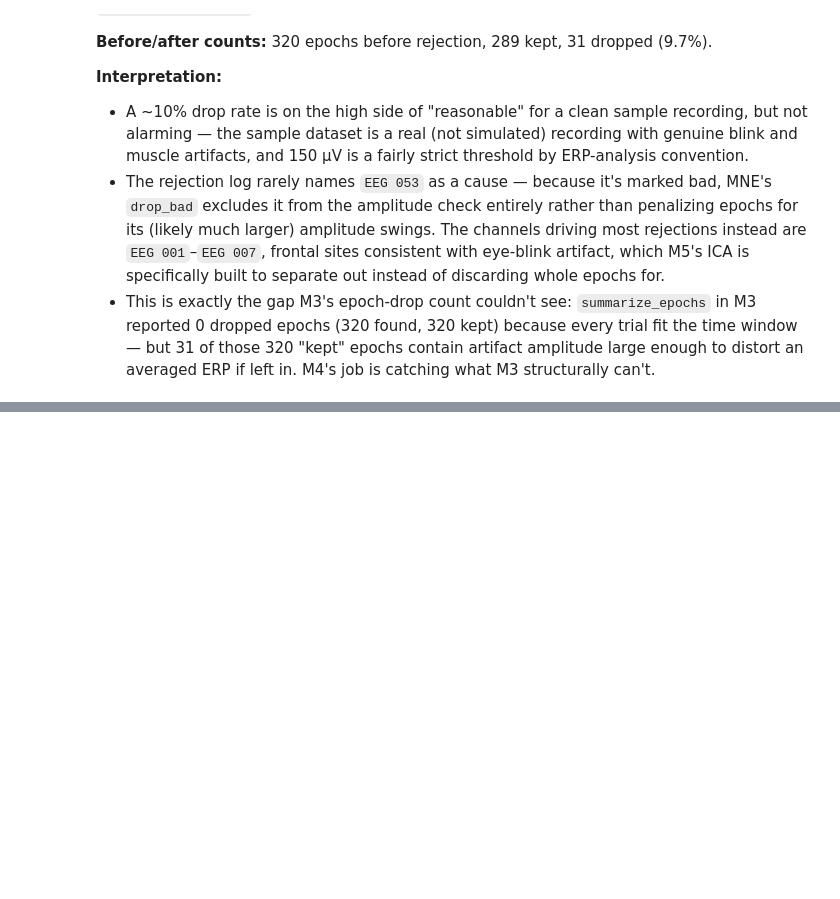
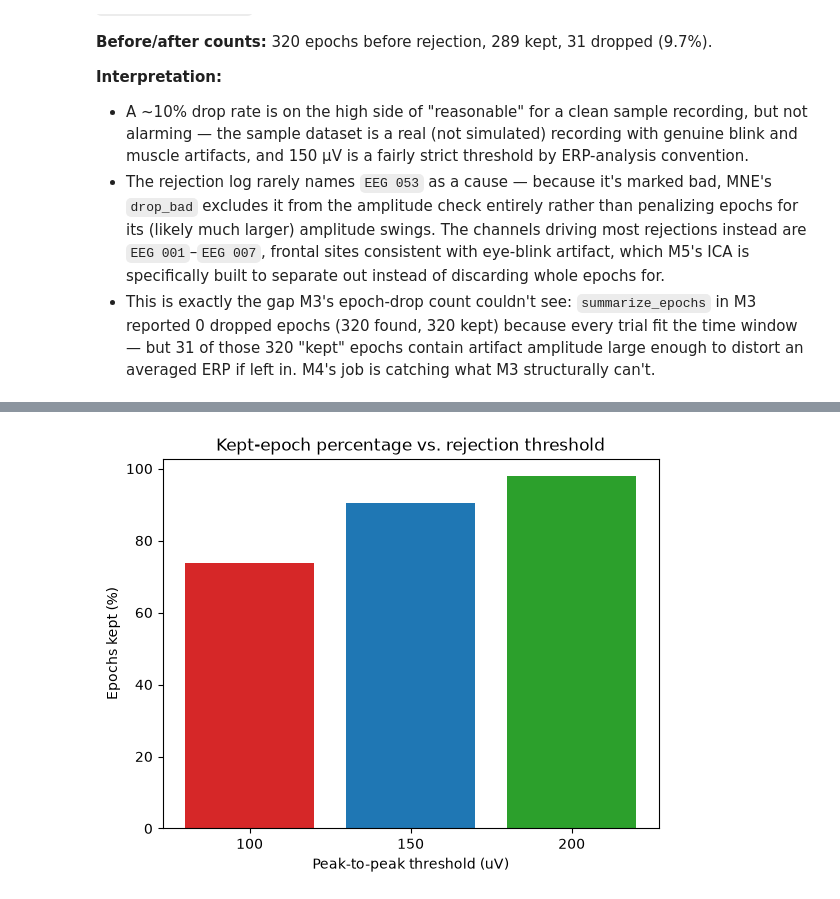
Before and after one commit to pksaravanan-13/eeg-project, a Jupyter notebook: notebooks/M4_artifact_rejection.ipynb, the cells around one changed output, grey strips where cells are left out. Drawn from its saved outputs; the diff is of its cells as text; code cells hidden in the pictures; blank space fills up the shorter version.

```diff
--- a/notebooks/M4_artifact_rejection.ipynb
+++ b/notebooks/M4_artifact_rejection.ipynb
@@ -151,0 +158,13 @@ value `reject_by_amplitude` defaults to.
+# %%
+epochs_clean_100 = reject_by_amplitude(epochs, peak_to_peak_thresh={"eeg": 100e-6})
+epochs_clean_150 = epochs_clean  # already computed above at the project default
+epochs_clean_200 = reject_by_amplitude(epochs, peak_to_peak_thresh={"eeg": 200e-6})
+
+print("--- 100 uV threshold ---")
+log_rejection(epochs, epochs_clean_100)
+
+print("\n--- 150 uV threshold (project default) ---")
+log_rejection(epochs, epochs_clean_150)
+
+print("\n--- 200 uV threshold ---")
+log_rejection(epochs, epochs_clean_200)
@@ -151,0 +189,18 @@ value `reject_by_amplitude` defaults to.
+# %%
+import matplotlib.pyplot as plt
+
+thresholds_uv = [100, 150, 200]
+pct_kept = [
+    100 * len(epochs_clean_100) / len(epochs),
+    100 * len(epochs_clean_150) / len(epochs),
+    100 * len(epochs_clean_200) / len(epochs),
+]
+
+fig, ax = plt.subplots()
+ax.bar([str(t) for t in thresholds_uv], pct_kept, color=["#d62728", "#1f77b4", "#2ca02c"])
+ax.set_xlabel("Peak-to-peak threshold (uV)")
+ax.set_ylabel("Epochs kept (%)")
+ax.set_title("Kept-epoch percentage vs. rejection threshold")
+plt.show()
+# %% [output]
+[figure, added]
```
Also changed, not shown: parts of 4 cells of this notebook.
